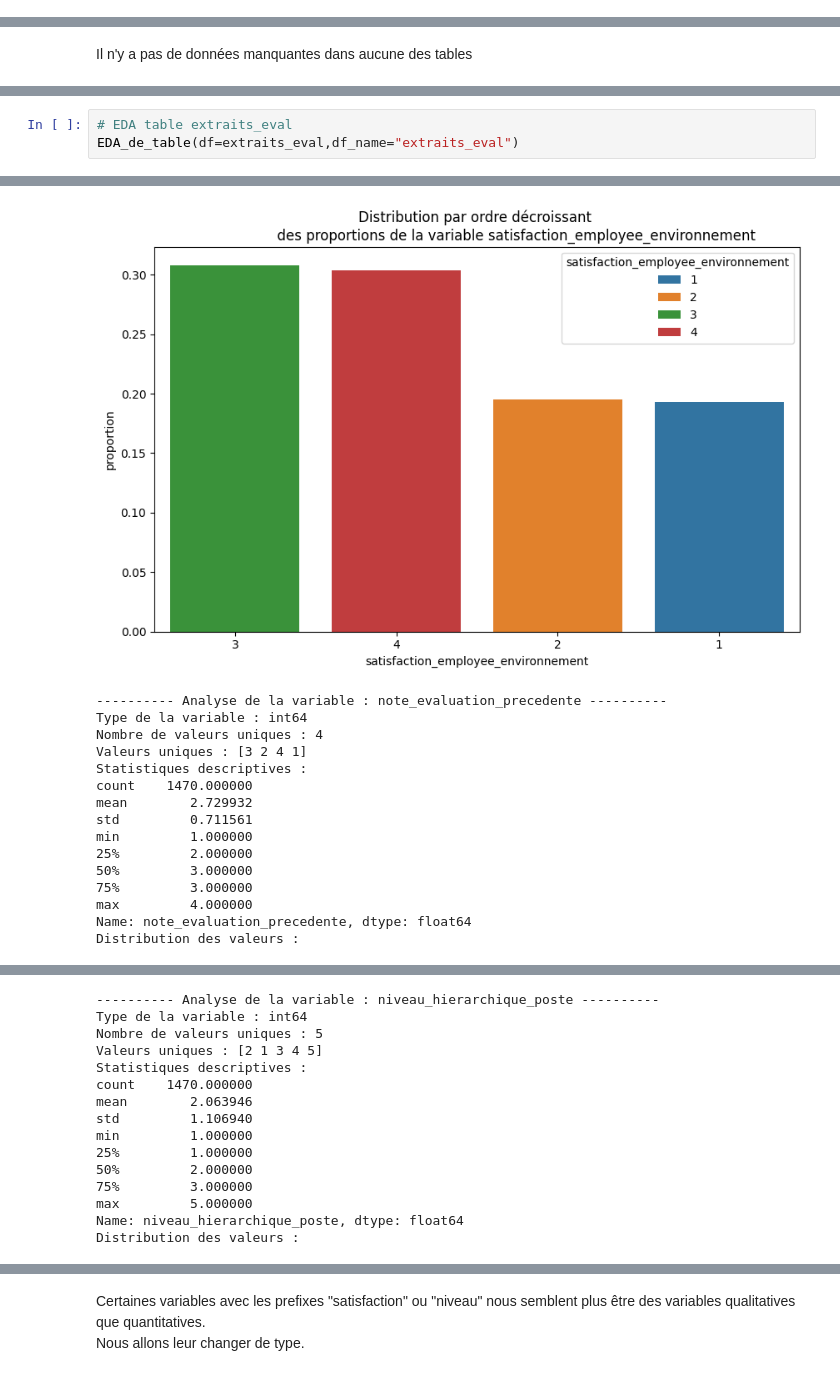
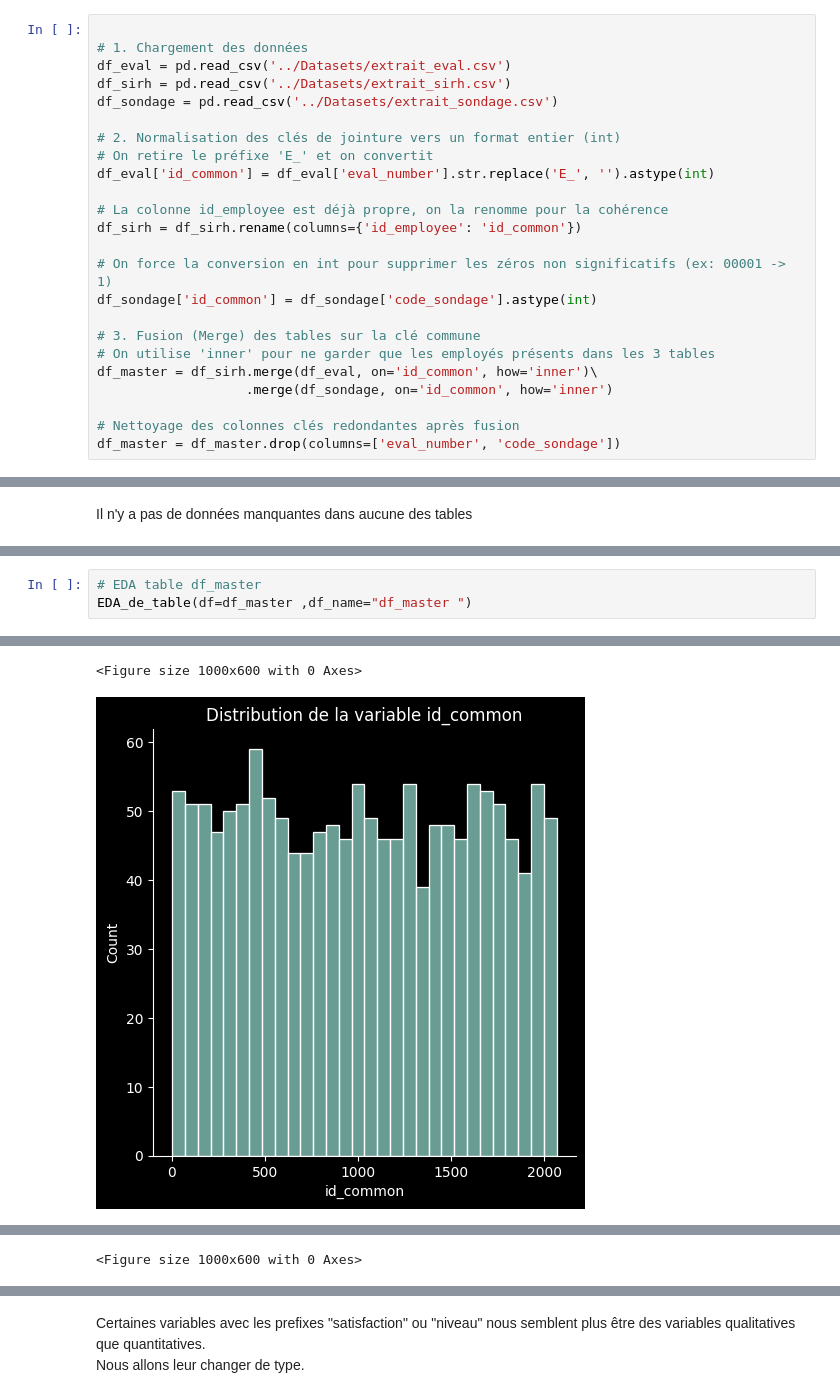
Before and after one commit to AIEngOc2025/Projet4, a Jupyter notebook: Developpement/classification_informations.ipynb, the cells around one changed output, grey strips where cells are left out. Cells and saved outputs as stored; diff of their text form.

Commit message:
add baseline model :log_reg and df_master

```diff
--- a/Developpement/classification_informations.ipynb
+++ b/Developpement/classification_informations.ipynb
@@ -31,0 +33,24 @@ extrait_sondage = pd.read_csv('../Datasets/extrait_sondage.csv', sep=',')
+# %%
+
+# 1. Chargement des données
+df_eval = pd.read_csv('../Datasets/extrait_eval.csv')
+df_sirh = pd.read_csv('../Datasets/extrait_sirh.csv')
+df_sondage = pd.read_csv('../Datasets/extrait_sondage.csv')
+
+# 2. Normalisation des clés de jointure vers un format entier (int)
+# On retire le préfixe 'E_' et on convertit
+df_eval['id_common'] = df_eval['eval_number'].str.replace('E_', '').astype(int)
+
+# La colonne id_employee est déjà propre, on la renomme pour la cohérence
+df_sirh = df_sirh.rename(columns={'id_employee': 'id_common'})
+
+# On force la conversion en int pour supprimer les zéros non significatifs (ex: 00001 -> 1)
+df_sondage['id_common'] = df_sondage['code_sondage'].astype(int)
+
+# 3. Fusion (Merge) des tables sur la clé commune
+# On utilise 'inner' pour ne garder que les employés présents dans les 3 tables
+df_master = df_sirh.merge(df_eval, on='id_common', how='inner')\
+                   .merge(df_sondage, on='id_common', how='inner')
+
+# Nettoyage des colonnes clés redondantes après fusion
+df_master = df_master.drop(columns=['eval_number', 'code_sondage'])
@@ -210,6 +152,6 @@ def EDA_de_table(df,df_name="",rotation=0):
             plt.show()
     print("\n")
 # %%
-# EDA table extraits_eval
-EDA_de_table(df=extraits_eval,df_name="extraits_eval")
+# EDA table df_master
+EDA_de_table(df=df_master ,df_name="df_master ")
 # %% [output]
@@ -233,17 +175,3 @@ Name: satisfaction_employee_environnement, dtype: float64
 Distribution des valeurs :
+<Figure size 1000x600 with 0 Axes>
-[figure, old version]
+[figure, new version]
----------- Analyse de la variable : note_evaluation_precedente ----------
-Type de la variable : int64
-Nombre de valeurs uniques : 4
-Valeurs uniques : [3 2 4 1]
-Statistiques descriptives :
-count    1470.000000
-mean        2.729932
-std         0.711561
-min         1.000000
-25%         2.000000
-50%         3.000000
-75%         3.000000
-max         4.000000
-Name: note_evaluation_precedente, dtype: float64
-Distribution des valeurs :
@@ -249,0 +194 @@ Distribution des valeurs :
+<Figure size 1000x600 with 0 Axes>
@@ -251,15 +195,0 @@ Distribution des valeurs :
----------- Analyse de la variable : niveau_hierarchique_poste ----------
-Type de la variable : int64
-Nombre de valeurs uniques : 5
-Valeurs uniques : [2 1 3 4 5]
-Statistiques descriptives :
-count    1470.000000
-mean        2.063946
-std         1.106940
-min         1.000000
-25%         1.000000
-50%         2.000000
-75%         3.000000
-max         5.000000
-Name: niveau_hierarchique_poste, dtype: float64
-Distribution des valeurs :
```
Also changed, not shown: parts of 70 cells of this notebook, 1 other file.
